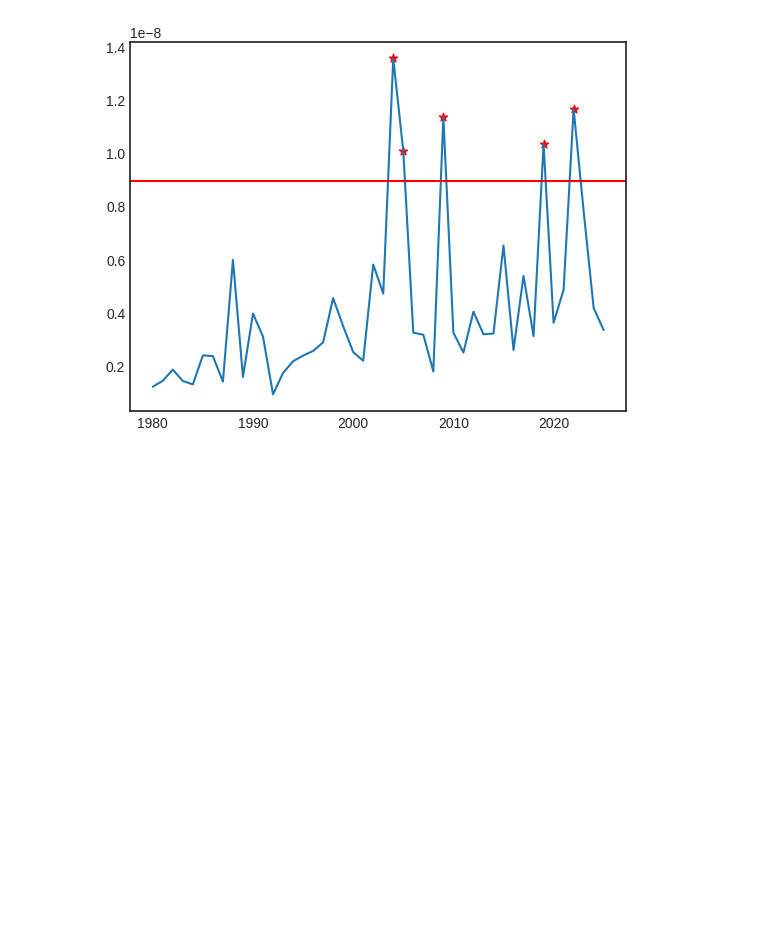
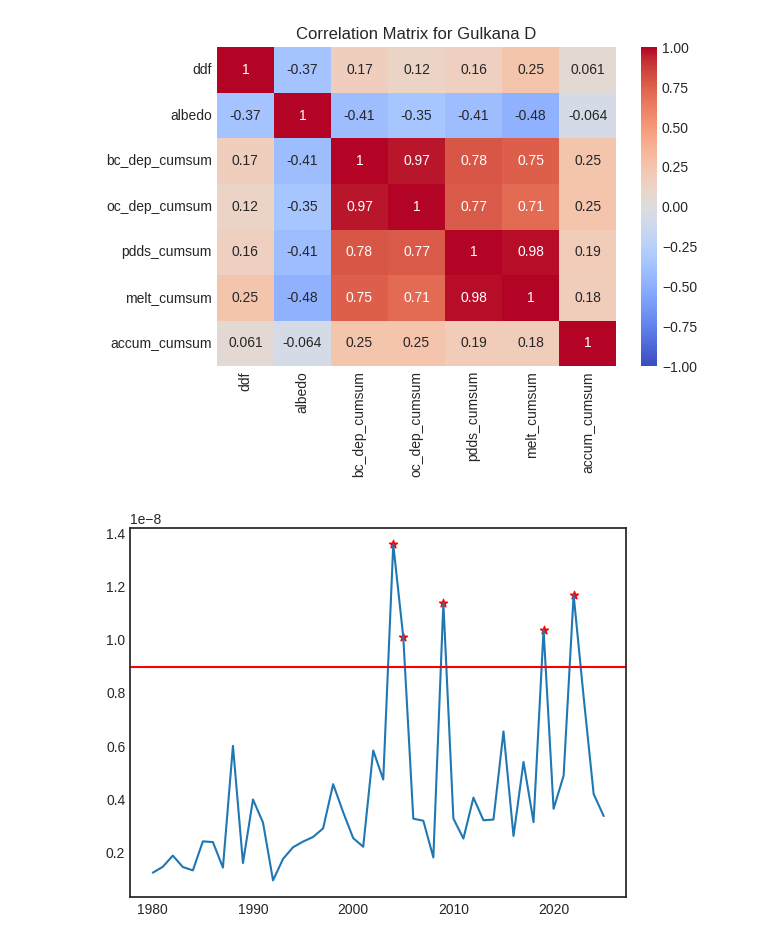
Before and after one commit to clairevwilson/PEBSI, a Jupyter notebook: ddf_proj.ipynb, the cells around one changed output. Drawn from its saved outputs; the diff is of its cells as text; code cells hidden in the pictures; blank space fills up the shorter version.

```diff
--- a/ddf_proj.ipynb
+++ b/ddf_proj.ipynb
@@ -45,6 +40,35 @@ def compute_ddf(ds, time_res = '1D'):
         'albedo':resampled_albedo,
         'accum':resampled_acc
     })
+# %%
+site = 'AU'
+for site in ['D']: #['AU','B','D','Z']:
+    ds = xr.open_dataset(base_fp + f'gulkana{site}_2026_01_12_noBCOC_long_1.nc') # BASE
+    ds_bcd = xr.open_dataset('../climate_data/MERRA2/BCDP002/MERRA2_BCDP002_gulkana_alltime.nc')
+    ds_bcw = xr.open_dataset('../climate_data/MERRA2/BCWT002/MERRA2_BCWT002_gulkana_alltime.nc')
+    ds_ocd = xr.open_dataset('../climate_data/MERRA2/OCDP002/MERRA2_OCDP002_gulkana_alltime.nc')
+    ds_ocw = xr.open_dataset('../climate_data/MERRA2/OCWT002/MERRA2_OCWT002_gulkana_alltime.nc')
+    ds_bc = ds_bcd['BCDP002'] + ds_bcw['BCWT002']
+    ds_oc = ds_ocd['OCDP002'] + ds_ocw['OCWT002']
+
+    ds_ddf = compute_ddf(ds)
+    ds_ddf = ds_ddf.sel(time=ds_ddf['ddf'].notnull())
+    ds_ddf['bc_dep'] = ds_bc.resample(time='1D').sum()
+    ds_ddf['oc_dep'] = ds_oc.resample(time='1D').sum()
+    water_year = xr.where(ds_ddf['time.month'] >= 10, ds_ddf['time.year'] + 1, ds_ddf['time.year'])
+    for var in ['bc_dep','oc_dep','pdds','melt','accum']:
+        ds_ddf[f'{var}_cumsum'] = (ds_ddf[var].groupby(water_year).cumsum())
+
+    df = ds_ddf.to_dataframe().drop(columns=['melt','pdds','lat','lon','bc_dep','oc_dep','accum'])
+    corr = df.corr()
+
+    # Plot
+    sns.heatmap(corr, annot=True, cmap='coolwarm', vmin=-1, vmax=1)
+    plt.title(f'Correlation Matrix for Gulkana {site}')
+    plt.tight_layout()
+    plt.show()
+# %% [output]
+[figure, added]
 # %%
 ds = xr.open_dataset('../climate_data/MERRA2/BCDP002/MERRA2_BCDP002_gulkana_alltime.nc')
 ds2 = xr.open_dataset('../climate_data/MERRA2/BCWT002/MERRA2_BCWT002_gulkana_alltime.nc')
```
Also changed, not shown: parts of 7 cells of this notebook, 2 other files.
